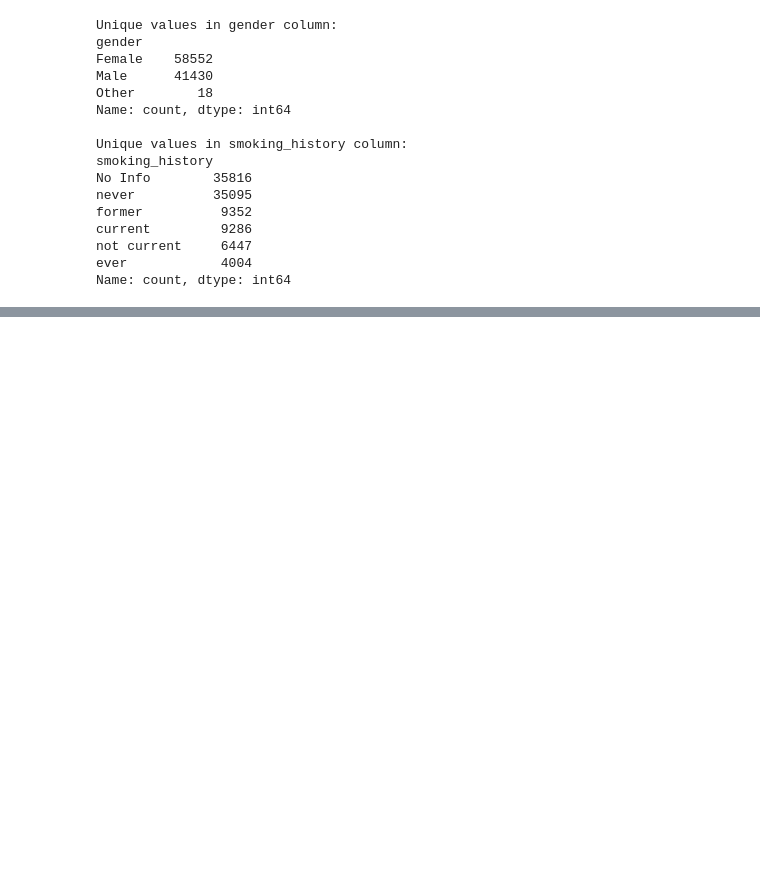
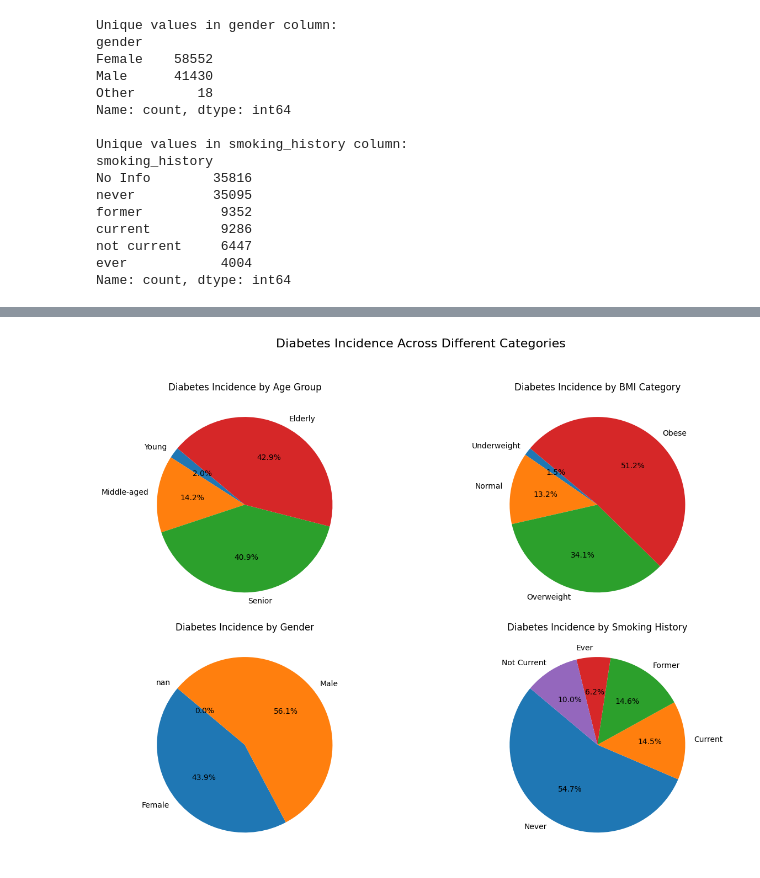
Before and after one commit to premdevarapalli/ai-collection, a Jupyter notebook: Diabetes_prediction.ipynb, the cells around one changed output, grey strips where cells are left out. Saved outputs shown, nothing was run; the diff lists cells and outputs as text; code cells hidden in the pictures; blank space fills up the shorter version.

```diff
--- a/Diabetes_prediction.ipynb
+++ b/Diabetes_prediction.ipynb
@@ -101,0 +216,52 @@ Name: count, dtype: int64
+# %%
+import numpy as np
+
+# age and BMI categories with numpy now imported
+data_preprocessed['age_group'] = pd.cut(data_preprocessed['age'], bins=[-np.inf, -0.5, 0.5, 1.5, np.inf], labels=["Young", "Middle-aged", "Senior", "Elderly"])
+data_preprocessed['bmi_category'] = pd.cut(data_preprocessed['bmi'], bins=[-np.inf, -1.5, 0.5, 1.5, np.inf], labels=["Underweight", "Normal", "Overweight", "Obese"])
+
+# Calculating diabetes incidence for categorical variables as before
+# Age Group and BMI Category incidence
+age_group_diabetes = data_preprocessed.groupby('age_group')['diabetes'].mean().reset_index()
+bmi_category_diabetes = data_preprocessed.groupby('bmi_category')['diabetes'].mean().reset_index()
+
+# Gender incidence
+gender_diabetes = data_preprocessed.groupby('gender')['diabetes'].mean().reset_index()
+gender_diabetes['gender'] = gender_diabetes['gender'].map({0: 'Female', 1: 'Male'})
+
+# Smoking History incidence
+smoking_diabetes = pd.DataFrame({
+    'smoking_history': ['Never', 'Current', 'Former', 'Ever', 'Not Current'],
+    'diabetes': [
+        data_preprocessed['smoking_history_never'].mean(),
+        data_preprocessed['smoking_history_current'].mean(),
+        data_preprocessed['smoking_history_former'].mean(),
+        data_preprocessed['smoking_history_ever'].mean(),
+        data_preprocessed['smoking_history_not current'].mean()
+    ]
+})
+
+# Plotting enhanced pie charts
+fig, axes = plt.subplots(2, 2, figsize=(14, 10))
+fig.suptitle("Diabetes Incidence Across Different Categories", fontsize=16)
+
+# Age Group Pie Chart
+axes[0, 0].pie(age_group_diabetes['diabetes'], labels=age_group_diabetes['age_group'], autopct='%1.1f%%', startangle=140)
+axes[0, 0].set_title('Diabetes Incidence by Age Group')
+
+# BMI Category Pie Chart
+axes[0, 1].pie(bmi_category_diabetes['diabetes'], labels=bmi_category_diabetes['bmi_category'], autopct='%1.1f%%', startangle=140)
+axes[0, 1].set_title('Diabetes Incidence by BMI Category')
+
+# Gender Pie Chart
+axes[1, 0].pie(gender_diabetes['diabetes'], labels=gender_diabetes['gender'], autopct='%1.1f%%', startangle=140)
+axes[1, 0].set_title('Diabetes Incidence by Gender')
+
+# Smoking History Pie Chart
+axes[1, 1].pie(smoking_diabetes['diabetes'], labels=smoking_diabetes['smoking_history'], autopct='%1.1f%%', startangle=140)
+axes[1, 1].set_title('Diabetes Incidence by Smoking History')
+
+plt.tight_layout(rect=[0, 0.03, 1, 0.95])
+plt.show()
+# %% [output]
+[figure, added]
```
Also changed, not shown: parts of 16 cells of this notebook.
